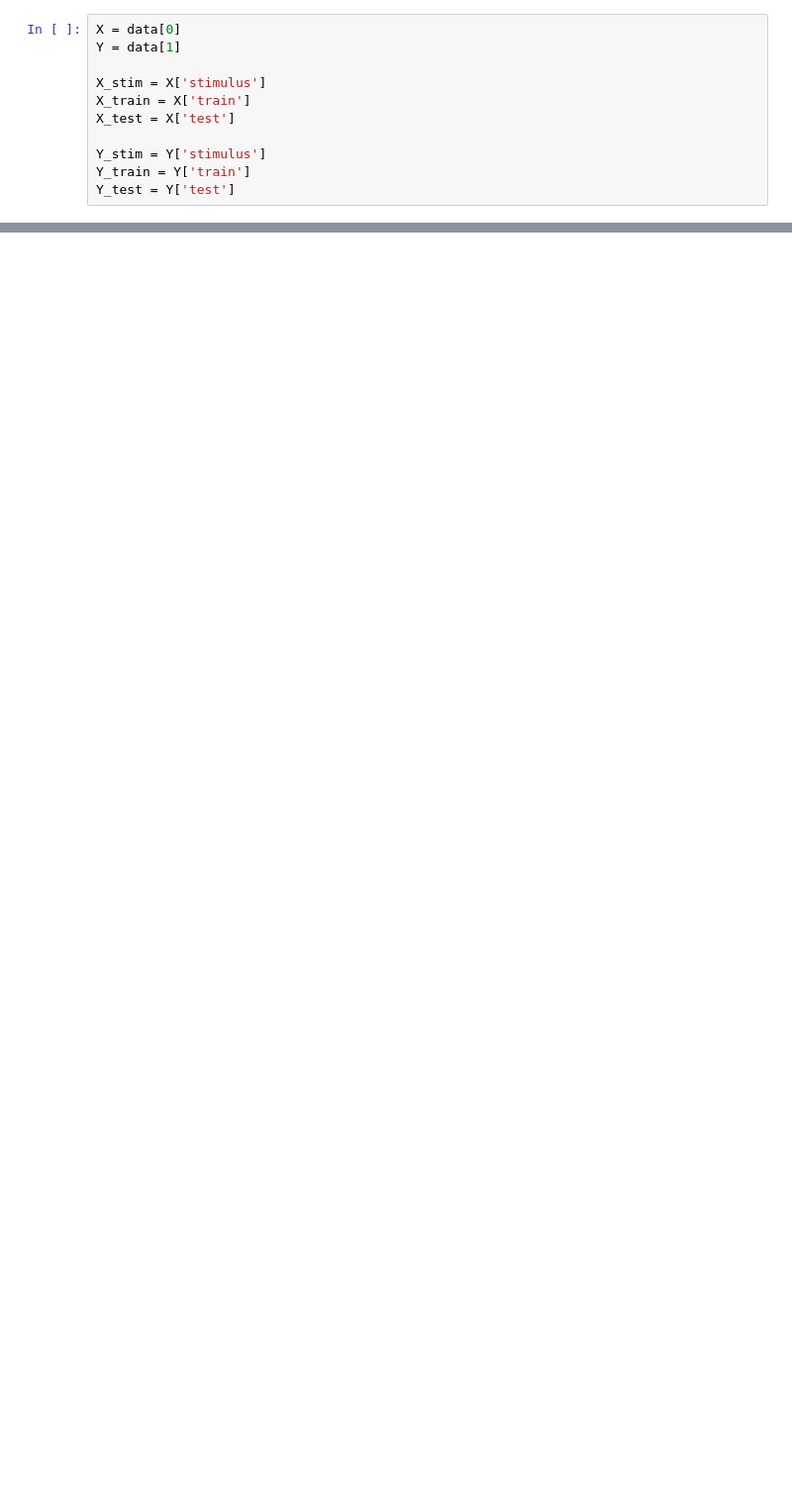
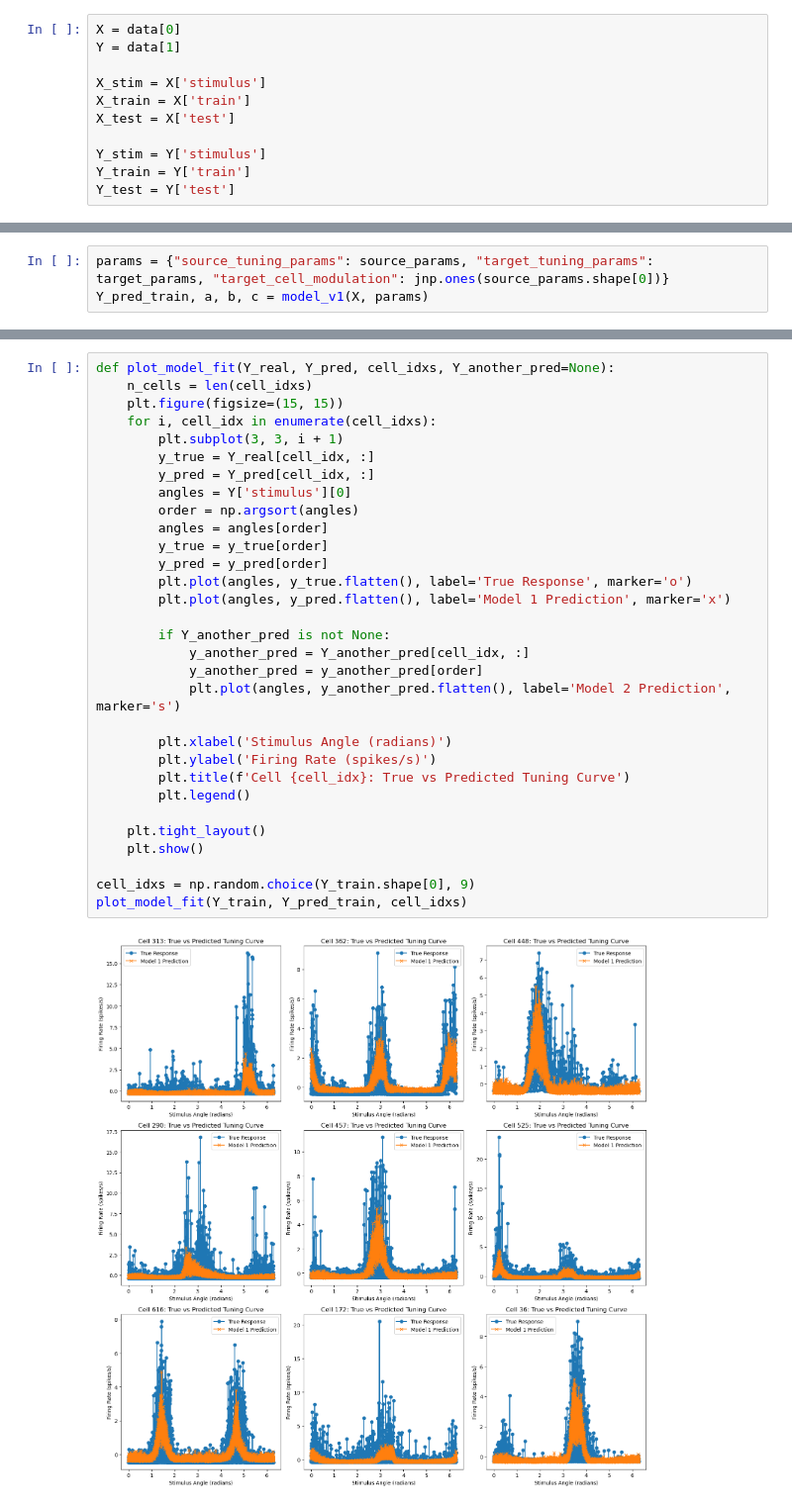
Before and after one commit to reillytilbury/EDGAR, a Jupyter notebook: trial_to_trial_variability_scratchpad.ipynb, the cells around one changed output, grey strips where cells are left out. Shown at 99% size. Cells and saved outputs as stored; diff of their text form; blank space fills up the shorter version.

```diff
--- a/trial_to_trial_variability_scratchpad.ipynb
+++ b/trial_to_trial_variability_scratchpad.ipynb
@@ -384,0 +569,3 @@ See https://docs.jax.dev/en/latest/errors.html#jax.errors.TracerArrayConversionE
+# %%
+params = {"source_tuning_params": source_params, "target_tuning_params": target_params, "target_cell_modulation": jnp.ones(source_params.shape[0])}
+Y_pred_train, a, b, c = model_v1(X, params)
@@ -384,0 +577,33 @@ See https://docs.jax.dev/en/latest/errors.html#jax.errors.TracerArrayConversionE
+# %%
+def plot_model_fit(Y_real, Y_pred, cell_idxs, Y_another_pred=None):
+    n_cells = len(cell_idxs)
+    plt.figure(figsize=(15, 15))
+    for i, cell_idx in enumerate(cell_idxs):
+        plt.subplot(3, 3, i + 1)
+        y_true = Y_real[cell_idx, :]
+        y_pred = Y_pred[cell_idx, :]
+        angles = Y['stimulus'][0]
+        order = np.argsort(angles)
+        angles = angles[order]
+        y_true = y_true[order]
+        y_pred = y_pred[order]
+        plt.plot(angles, y_true.flatten(), label='True Response', marker='o')
+        plt.plot(angles, y_pred.flatten(), label='Model 1 Prediction', marker='x')
+
+        if Y_another_pred is not None:
+            y_another_pred = Y_another_pred[cell_idx, :]
+            y_another_pred = y_another_pred[order]
+            plt.plot(angles, y_another_pred.flatten(), label='Model 2 Prediction', marker='s')
+
+        plt.xlabel('Stimulus Angle (radians)')
+        plt.ylabel('Firing Rate (spikes/s)')
+        plt.title(f'Cell {cell_idx}: True vs Predicted Tuning Curve')
+        plt.legend()
+
+    plt.tight_layout()
+    plt.show()
+
+cell_idxs = np.random.choice(Y_train.shape[0], 9)
+plot_model_fit(Y_train, Y_pred_train, cell_idxs)
+# %% [output]
+[figure, added]
```
Also changed, not shown: parts of 11 cells of this notebook.
